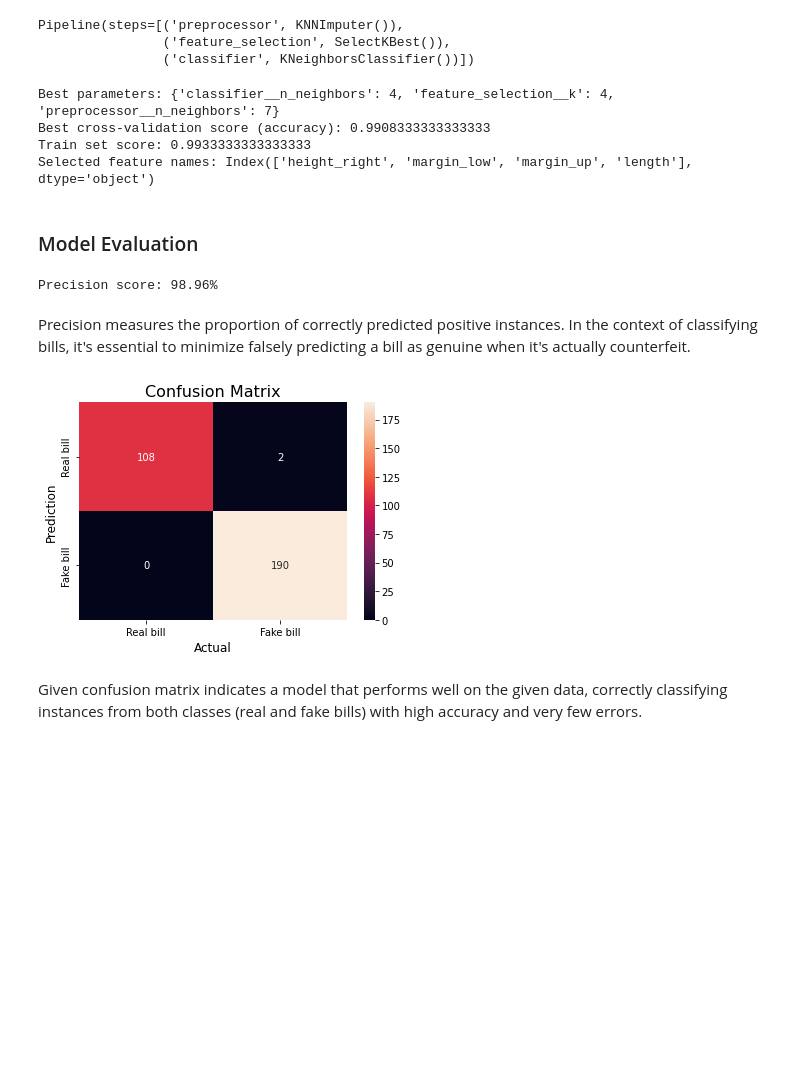
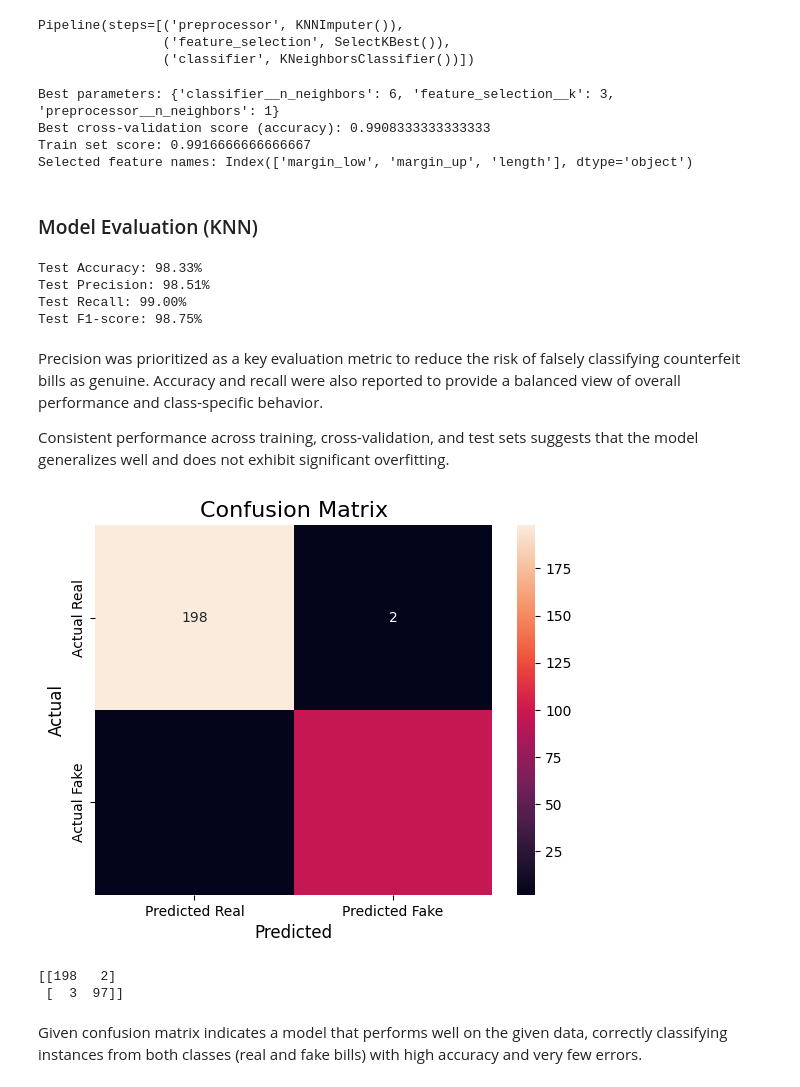
Before and after one commit to isidoora/Fake_Bills, a Jupyter notebook: FakeBillsWithKNN.ipynb, the cells around one changed output. Drawn from its saved outputs; the diff is of its cells as text; code cells hidden in the pictures; blank space fills up the shorter version.

```diff
--- a/FakeBillsWithKNN.ipynb
+++ b/FakeBillsWithKNN.ipynb
@@ -126,4 +131,4 @@ y = bills_data.is_genuine
 X = bills_data.drop("is_genuine", axis=1)
 # %%
 # Split data into train and test sets
-X_train, X_test, y_train, y_test = train_test_split(X, y, train_size=0.8, random_state=42)
+X_train, X_test, y_train, y_test = train_test_split(X, y, train_size=0.8, random_state=42, stratify=y)
@@ -129,0 +137,20 @@ X_train, X_test, y_train, y_test = train_test_split(X, y, train_size=0.8, random
+# %%
+from sklearn.linear_model import LogisticRegression
+from sklearn.metrics import accuracy_score, precision_score
+
+# Baseline pipeline
+baseline_pipeline = Pipeline(steps=[
+    ('imputer', KNNImputer()),
+    ('classifier', LogisticRegression(max_iter=1000, random_state=42))
+])
+
+# Train baseline model
+baseline_pipeline.fit(X_train, y_train)
+
+# Predict on test set
+y_pred_baseline = baseline_pipeline.predict(X_test)
+
+# Evaluate baseline
+print("Baseline Logistic Regression")
+print("Test Accuracy: {:.2%}".format(accuracy_score(y_test, y_pred_baseline)))
+print("Test Precision: {:.2%}".format(precision_score(y_test, y_pred_baseline)))
@@ -181,33 +216,45 @@ selected_feature_names = X_train.columns[support]
 
 print('Selected feature names:', selected_feature_names)
 # %% [output]
-Best parameters: {'classifier__n_neighbors': 4, 'feature_selection__k': 4, 'preprocessor__n_neighbors': 7}
+Best parameters: {'classifier__n_neighbors': 6, 'feature_selection__k': 3, 'preprocessor__n_neighbors': 1}
 Best cross-validation score (accuracy): 0.9908333333333333
-Train set score: 0.9933333333333333
-Selected feature names: Index(['height_right', 'margin_low', 'margin_up', 'length'], dtype='object')
+Train set score: 0.9916666666666667
+Selected feature names: Index(['margin_low', 'margin_up', 'length'], dtype='object')
 # %% [markdown]
-### Model Evaluation
+### Model Evaluation (KNN)
 # %%
-score = precision_score(y_test, y_pred)
-print("Precision score: {:.2%}".format(score))
+from sklearn.metrics import accuracy_score, precision_score, recall_score, f1_score
+
+print("Test Accuracy: {:.2%}".format(accuracy_score(y_test, y_pred)))
+print("Test Precision: {:.2%}".format(precision_score(y_test, y_pred)))
+print("Test Recall: {:.2%}".format(recall_score(y_test, y_pred)))
+print("Test F1-score: {:.2%}".format(f1_score(y_test, y_pred)))
 # %% [output]
-Precision score: 98.96%
+Test Accuracy: 98.33%
+Test Precision: 98.51%
+Test Recall: 99.00%
+Test F1-score: 98.75%
 # %% [markdown]
-Precision measures the proportion of correctly predicted positive instances. In the context of classifying bills, it's essential to minimize falsely predicting a bill as genuine when it's actually counterfeit.
+Precision was prioritized as a key evaluation metric to reduce the risk of falsely classifying counterfeit bills as genuine. Accuracy and recall were also reported to provide a balanced view of overall performance and class-specific behavior.
+
+Consistent performance across training, cross-validation, and test sets suggests that the model generalizes well and does not exhibit significant overfitting.
 # %%
-cm = confusion_matrix(y_test,y_pred)
+cm = confusion_matrix(y_test, y_pred, labels=[True, False])
 
 #Plotting the confusion matrix
 sns.heatmap(cm,
             annot=True,
             fmt='g',
-            xticklabels=['Real bill','Fake bill'],
-            yticklabels=['Real bill','Fake bill'])
-plt.ylabel('Prediction',fontsize=12)
-plt.xlabel('Actual',fontsize=12)
-plt.title('Confusion Matrix',fontsize=16)
+            xticklabels=['Predicted Real','Predicted Fake'],
+            yticklabels=['Actual Real','Actual Fake'])
+plt.ylabel('Actual', fontsize=12)
+plt.xlabel('Predicted', fontsize=12)
+plt.title('Confusion Matrix', fontsize=16)
 plt.show()
+print(cm)
 # %% [output]
-[figure, old version]
+[figure, new version]
+[[198   2]
+ [  3  97]]
 # %% [markdown]
 Given confusion matrix indicates a model that performs well on the given data, correctly classifying instances from both classes (real and fake bills) with high accuracy and very few errors.
```
Also changed, not shown: parts of 16 cells of this notebook.
